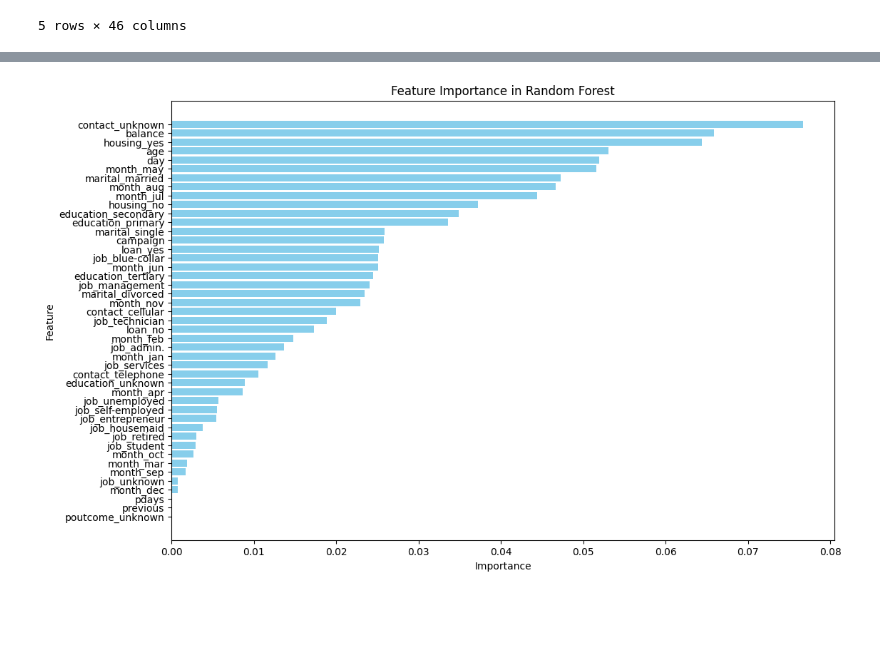
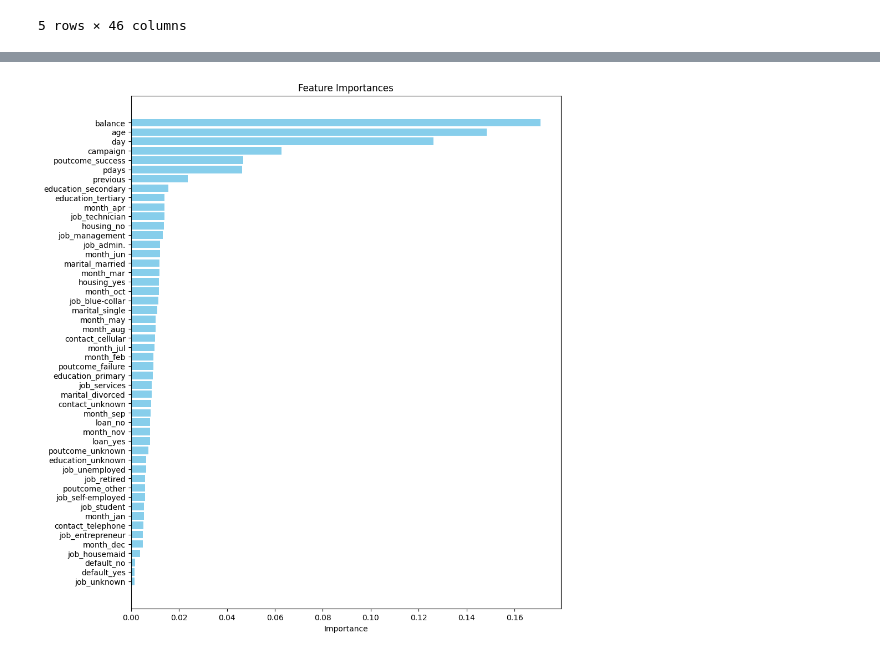
Before and after one commit to Amar1o/Machinelearningcw, a Jupyter notebook: ml.ipynb, the cells around one changed output, grey strips where cells are left out. Saved outputs shown, nothing was run; the diff lists cells and outputs as text; code cells hidden in the pictures; blank space fills up the shorter version.

```diff
--- a/ml.ipynb
+++ b/ml.ipynb
@@ -451,23 +421,0 @@ OOB Score: 0.9502138844508581
-# %%
-# Using bagging:
-bag_model = BaggingClassifier(
-    estimator=DecisionTreeClassifier(), n_estimators=100, random_state=42, max_samples=1.0, oob_score=True
-)
-
-# Train the model
-bag_model.fit(X_train, y_train)
-
-# Make predictions
-ybagging_pred = bag_model.predict(X_test)
-
-# Evaluate the model
-print("Confusion Matrix:")
-print(confusion_matrix(y_test, ybagging_pred))
-
-print("\nClassification Report:")
-print(classification_report(y_test, ybagging_pred))
-
-print("\nAccuracy Score:")
-print(accuracy_score(y_test, ybagging_pred))
-
-print("OOB Score:", rf_model.oob_score_)
@@ -619,26 +475,25 @@ weighted avg       0.88      0.91      0.89      9122
 # %%
-feature_importances = rf_model.feature_importances_
+feature_importances = rf_model1.feature_importances_
 
-# Create a DataFrame for better visualization
-feature_names = X.columns  # Replace with your actual feature names if X is not a DataFrame
+# Create a DataFrame to display feature importances
+feature_names = X_train.columns
 importance_df = pd.DataFrame({
     'Feature': feature_names,
     'Importance': feature_importances
 })
 
-# Sort the DataFrame by importance in descending order
+# Sort the features by importance
 importance_df = importance_df.sort_values(by='Importance', ascending=False)
 
-# Plot the feature importances
-plt.figure(figsize=(12, 8))
+# Plot feature importances
+plt.figure(figsize=(10, 12))
 plt.barh(importance_df['Feature'], importance_df['Importance'], color='skyblue')
 plt.xlabel('Importance')
-plt.ylabel('Feature')
-plt.title('Feature Importance in Random Forest')
-plt.gca().invert_yaxis()  # Invert y-axis to show the most important feature at the top
+plt.title('Feature Importances')
+plt.gca().invert_yaxis()
 plt.show()
 # %% [output]
-[figure, old version]
+[figure, new version]
 # %%
 print("\nF1 Score (Weighted Average):")
 print(f1_score(y_test, y_pred, average='weighted'))
```
Also changed, not shown: parts of 16 cells of this notebook.
